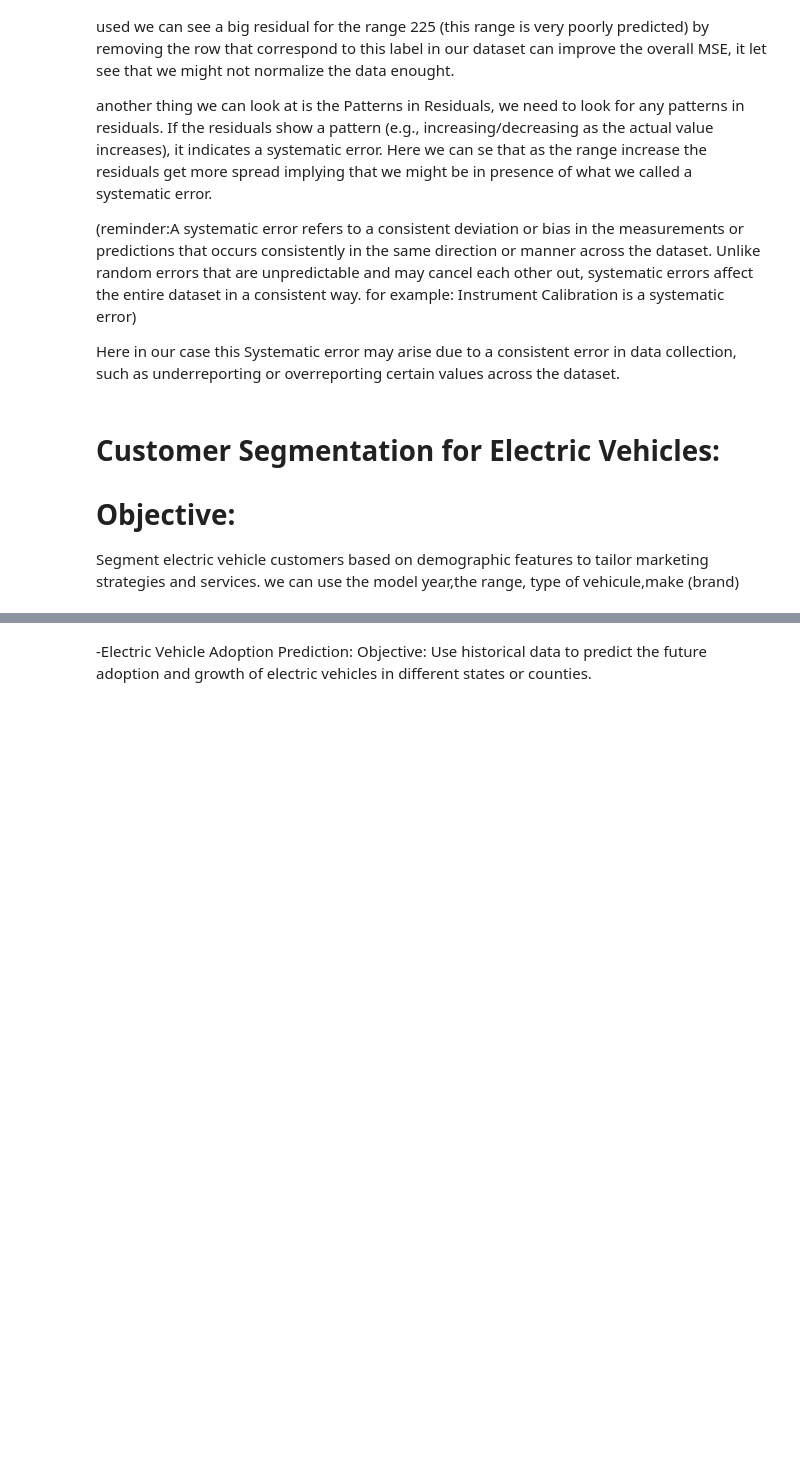
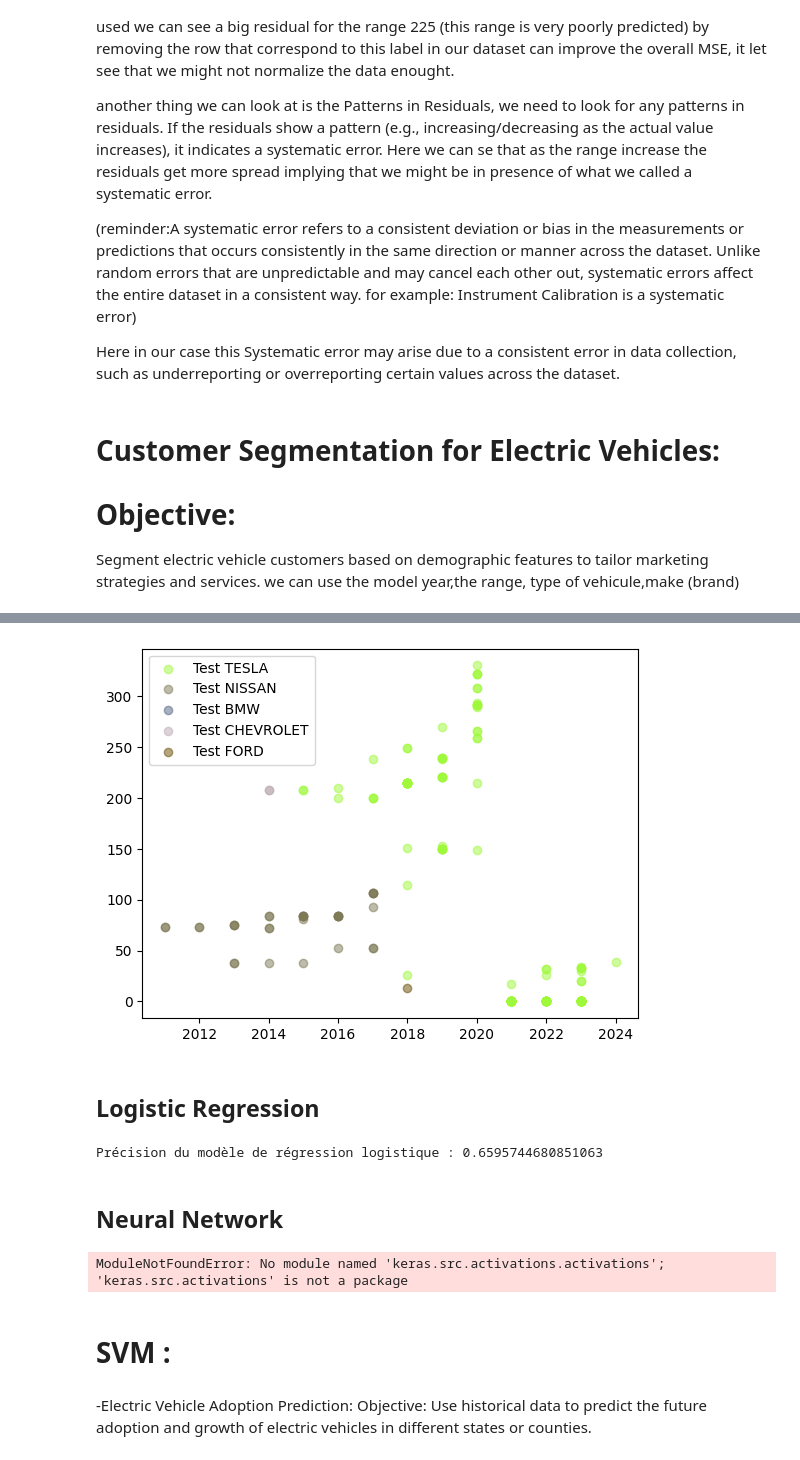
Before and after one commit to moralessP/USA-Electric-Car-Trends, a Jupyter notebook: Project_US_EV_Populationv3.ipynb, the cells around one changed output, grey strips where cells are left out. Drawn from its saved outputs; the diff is of its cells as text; code cells hidden in the pictures; blank space fills up the shorter version.

```diff
--- a/Project_US_EV_Populationv3.ipynb
+++ b/Project_US_EV_Populationv3.ipynb
@@ -517,3 +566,73 @@ we can use the model year,the range, type of vehicule,make (brand)
+# %%
+fig, ax = plt.subplots()
+for i, cls in enumerate(list_class):
+    idxs_test = y_pred_bayes == cls
+    ax.scatter(temp_test.loc[idxs_test, 'Model Year'], temp_test.loc[idxs_test, 'Electric Range'], alpha=0.5, color=colors[i], label=f'Test {cls}')
+
+ax.legend()
+plt.show()
+# %% [output]
+[figure, added]
+# %% [markdown]
+## Logistic Regression
+# %%
+from sklearn.linear_model import LogisticRegression
+from sklearn.metrics import accuracy_score
+from sklearn.preprocessing import StandardScaler
+
+# Normaliser les caractéristiques
+scaler = StandardScaler()
+X_train_scaled = scaler.fit_transform(X_train)
+X_test_scaled = scaler.transform(X_test)
+
+# Créer un modèle de régression logistique avec plus d'itérations
+logistic_model = LogisticRegression(multi_class='multinomial', max_iter=100)
+
+# Entraîner le modèle avec les données normalisées
+logistic_model.fit(X_train_scaled, y_train)
+
+# Prédire les étiquettes pour l'ensemble de test normalisé
+y_pred_logistic = logistic_model.predict(X_test_scaled)
+
+# Calculer la précision du modèle
+accuracy_logistic = accuracy_score(y_test, y_pred_logistic)
+print(f"Précision du modèle de régression logistique : {accuracy_logistic}")
+# %% [output]
+Précision du modèle de régression logistique : 0.6595744680851063
+# %% [markdown]
+## Neural Network
+# %%
+# NN à tester
+from keras.models import Sequential
+from keras.layers import Dense
+from sklearn.preprocessing import LabelEncoder
+from keras.utils import np_utils
+
+# Encoder les étiquettes de classe en entiers
+encoder = LabelEncoder()
+encoded_Y = encoder.fit_transform(y_train)
+
+# Convertir les entiers en variables binaires (one hot encoding)
+dummy_y = np_utils.to_categorical(encoded_Y)
+
+# Définir le modèle de réseau de neurones
+model = Sequential()
+model.add(Dense(8, input_dim=X_train.shape[1], activation='relu'))
+model.add(Dense(len(list_class), activation='softmax'))
+
+# Compiler le modèle
+model.compile(loss='categorical_crossentropy', optimizer='adam', metrics=['accuracy'])
+
+# Entraîner le modèle
+model.fit(X_train, dummy_y, epochs=150, batch_size=10, verbose=0)
+
+# Évaluer le modèle
+scores = model.evaluate(X_test, np_utils.to_categorical(encoder.transform(y_test)), verbose=0)
+print(f"Précision du réseau de neurones : {scores[1]*100}")
+# %% [output]
+ModuleNotFoundError: No module named 'keras.src.activations.activations'; 'keras.src.activations' is not a package
+# %% [markdown]
+# SVM :
 # %% [markdown]
 -Electric Vehicle Adoption Prediction:
 Objective: Use historical data to predict the future adoption and growth of electric vehicles in different states or counties.
```
Also changed, not shown: parts of 12 cells of this notebook, 4 other files.
